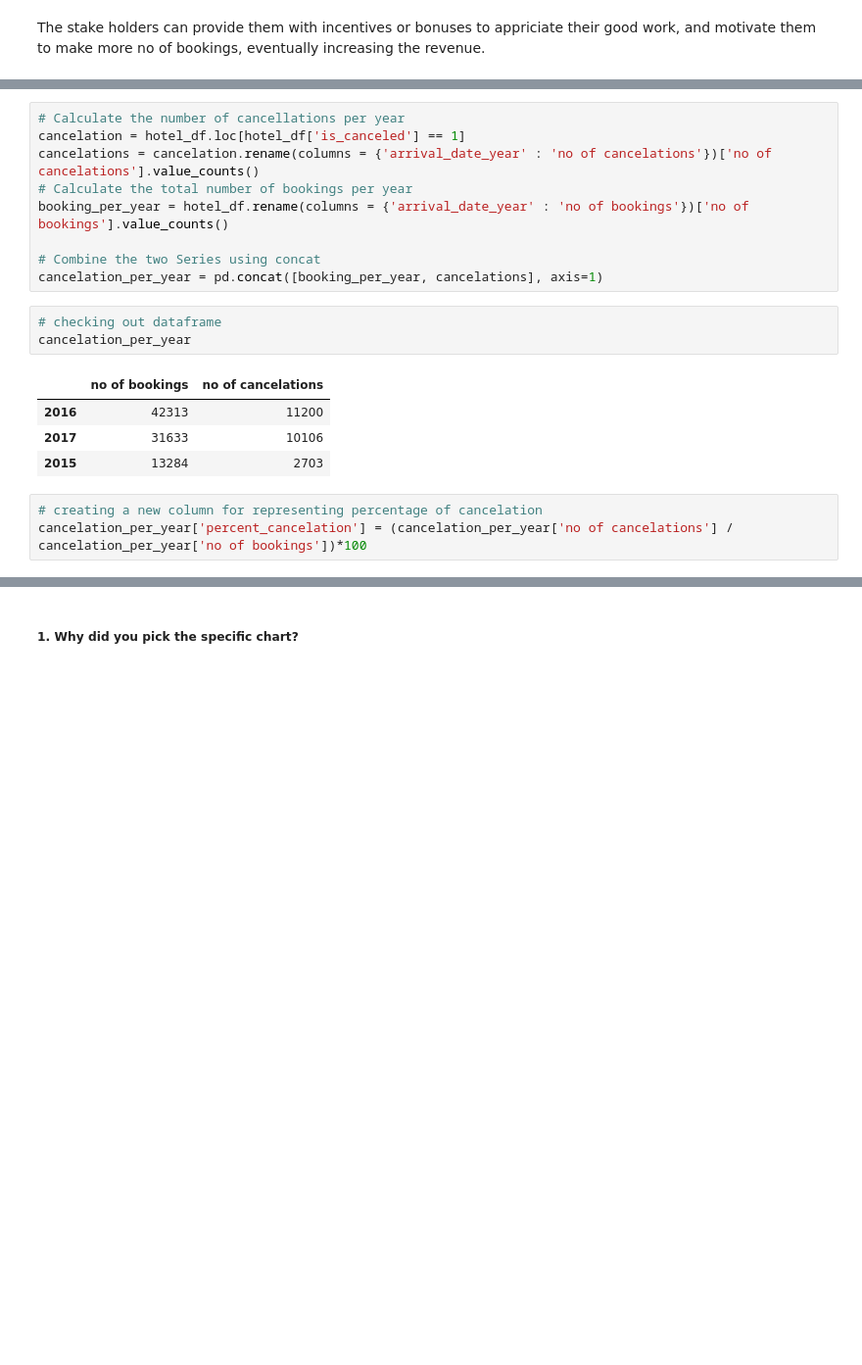
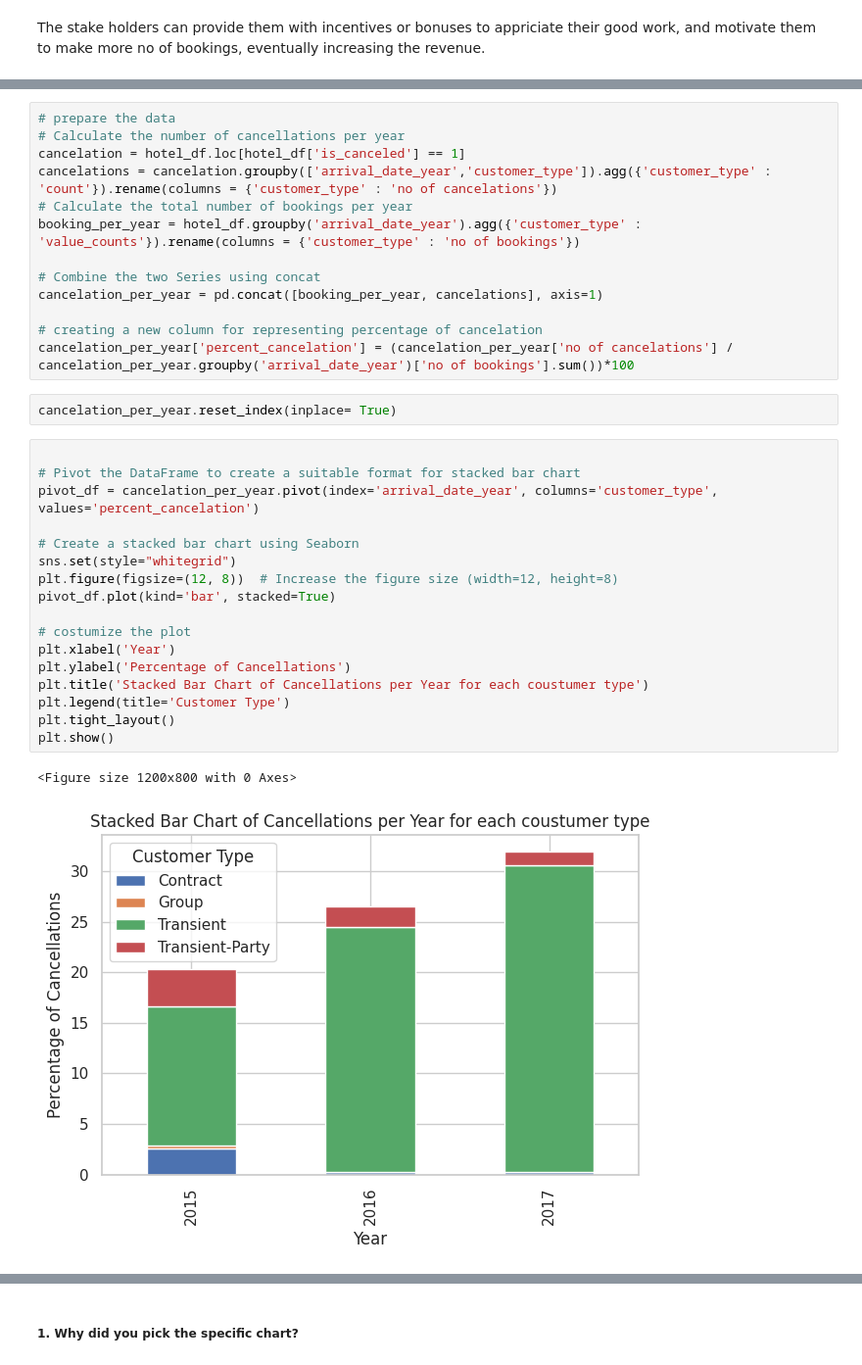
Before and after one commit to krish-kanji/hotel-booking-analysis, a Jupyter notebook: Copy_of_hotel_booking_analysis.ipynb, the cells around one changed output, grey strips where cells are left out. Shown at 98% size. Saved outputs shown, nothing was run; the diff lists cells and outputs as text; blank space fills up the shorter version.

```diff
--- a/Copy_of_hotel_booking_analysis.ipynb
+++ b/Copy_of_hotel_booking_analysis.ipynb
@@ -504,20 +509,35 @@ The stake holders can provide them with incentives or bonuses to appriciate thei
 # %%
+# prepare the data
 # Calculate the number of cancellations per year
 cancelation = hotel_df.loc[hotel_df['is_canceled'] == 1]
-cancelations = cancelation.rename(columns = {'arrival_date_year' : 'no of cancelations'})['no of cancelations'].value_counts()
+cancelations = cancelation.groupby(['arrival_date_year','customer_type']).agg({'customer_type' : 'count'}).rename(columns = {'customer_type' : 'no of cancelations'})
 # Calculate the total number of bookings per year
-booking_per_year = hotel_df.rename(columns = {'arrival_date_year' : 'no of bookings'})['no of bookings'].value_counts()
+booking_per_year = hotel_df.groupby('arrival_date_year').agg({'customer_type' : 'value_counts'}).rename(columns = {'customer_type' : 'no of bookings'})
 
 # Combine the two Series using concat
 cancelation_per_year = pd.concat([booking_per_year, cancelations], axis=1)
+
+# creating a new column for representing percentage of cancelation
+cancelation_per_year['percent_cancelation'] = (cancelation_per_year['no of cancelations'] / cancelation_per_year.groupby('arrival_date_year')['no of bookings'].sum())*100
-# %%
-# checking out dataframe
-cancelation_per_year
-# %% [output]
-|  | no of bookings | no of cancelations |
-| 2016 | 42313 | 11200 |
-| 2017 | 31633 | 10106 |
-| 2015 | 13284 | 2703 |
-# %%
-# creating a new column for representing percentage of cancelation
-cancelation_per_year['percent_cancelation'] = (cancelation_per_year['no of cancelations'] / cancelation_per_year['no of bookings'])*100
+# %%
+cancelation_per_year.reset_index(inplace= True)
+# %%
+
+# Pivot the DataFrame to create a suitable format for stacked bar chart
+pivot_df = cancelation_per_year.pivot(index='arrival_date_year', columns='customer_type', values='percent_cancelation')
+
+# Create a stacked bar chart using Seaborn
+sns.set(style="whitegrid")
+plt.figure(figsize=(12, 8))  # Increase the figure size (width=12, height=8)
+pivot_df.plot(kind='bar', stacked=True)
+
+# costumize the plot
+plt.xlabel('Year')
+plt.ylabel('Percentage of Cancellations')
+plt.title('Stacked Bar Chart of Cancellations per Year for each coustumer type')
+plt.legend(title='Customer Type')
+plt.tight_layout()
+plt.show()
+# %% [output]
+<Figure size 1200x800 with 0 Axes>
+[figure, added]
```
Also changed, not shown: parts of 46 cells of this notebook.
